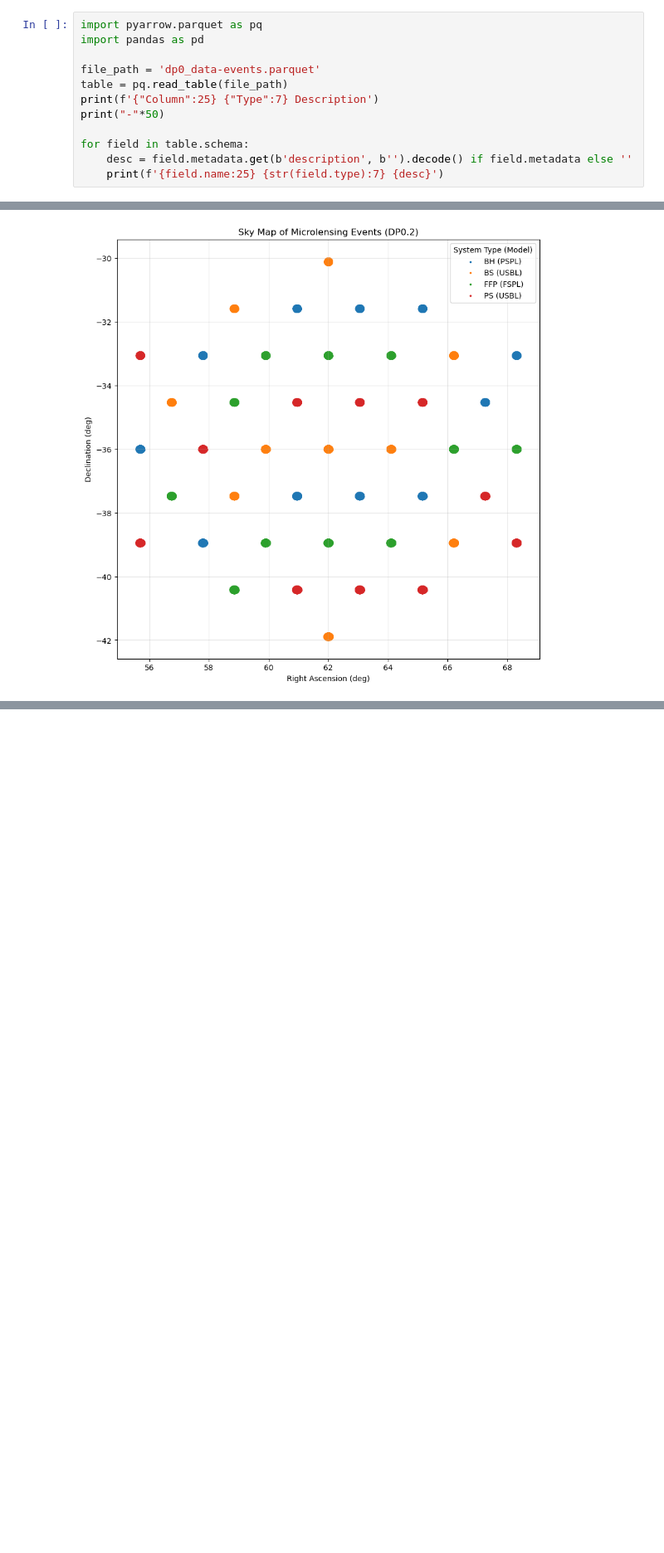
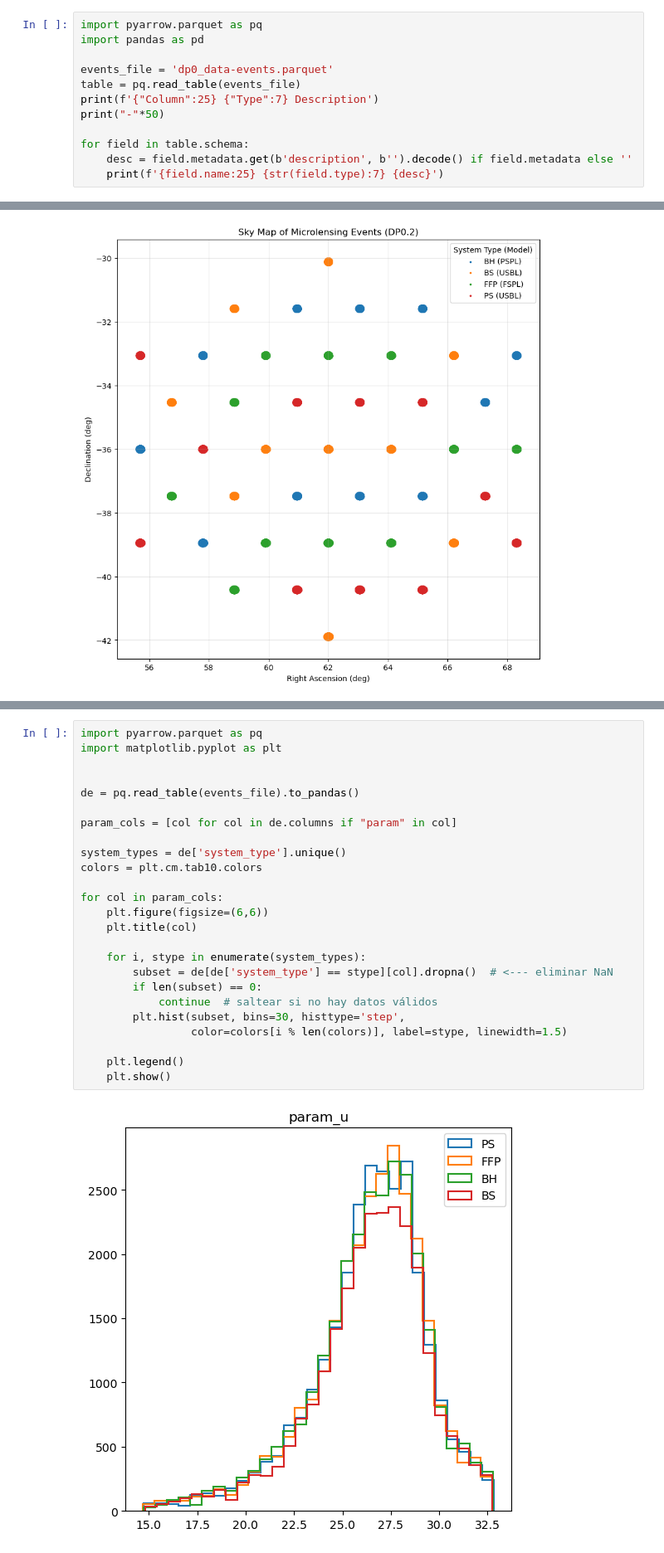
Before and after one commit to nowokaren/ulens_lsst, a Jupyter notebook: docs/tutorials/ulens_lsst_dp0_inspect.ipynb, the cells around one changed output, grey strips where cells are left out. Shown at 83% size. Saved outputs shown, nothing was run; the diff lists cells and outputs as text; blank space fills up the shorter version.

```diff
--- a/docs/tutorials/ulens_lsst_dp0_inspect.ipynb
+++ b/docs/tutorials/ulens_lsst_dp0_inspect.ipynb
@@ -26,8 +26,8 @@ Disclaimers:
 import pyarrow.parquet as pq
 import pandas as pd
 
-file_path = 'dp0_data-events.parquet'
-table = pq.read_table(file_path)
+events_file = 'dp0_data-events.parquet'
+table = pq.read_table(events_file)
 print(f'{"Column":25} {"Type":7} Description')
 print("-"*50)
 
@@ -319,0 +247,27 @@ plot_event(
+# %%
+import pyarrow.parquet as pq
+import matplotlib.pyplot as plt
+
+
+de = pq.read_table(events_file).to_pandas()
+
+param_cols = [col for col in de.columns if "param" in col]
+
+system_types = de['system_type'].unique()
+colors = plt.cm.tab10.colors
+
+for col in param_cols:
+    plt.figure(figsize=(6,6))
+    plt.title(col)
+
+    for i, stype in enumerate(system_types):
+        subset = de[de['system_type'] == stype][col].dropna()  # <--- eliminar NaN
+        if len(subset) == 0:
+            continue  # saltear si no hay datos válidos
+        plt.hist(subset, bins=30, histtype='step',
+                 color=colors[i % len(colors)], label=stype, linewidth=1.5)
+
+    plt.legend()
+    plt.show()
+# %% [output]
+[figure, added]
```
Also changed, not shown: parts of 6 cells of this notebook.
